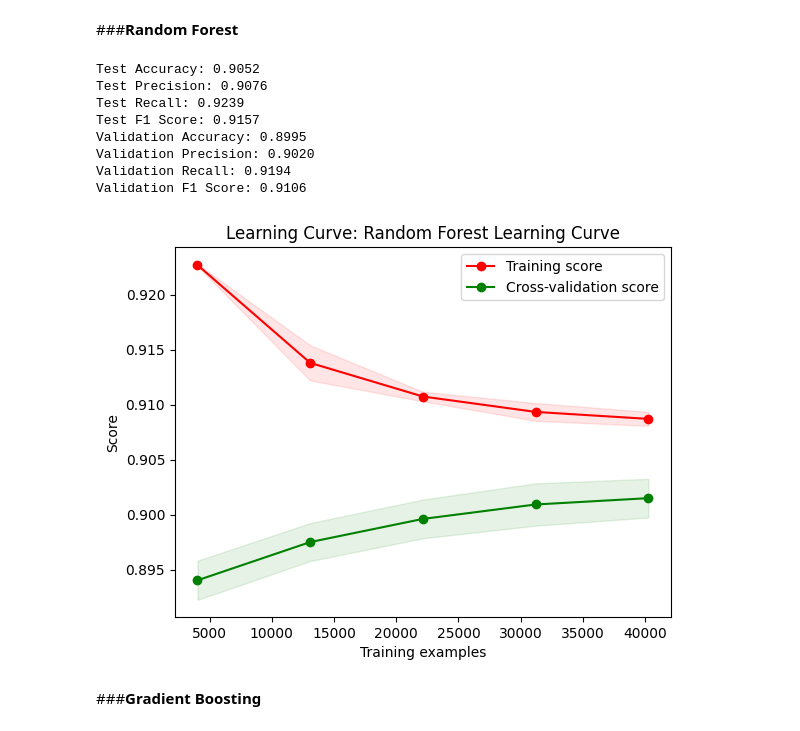
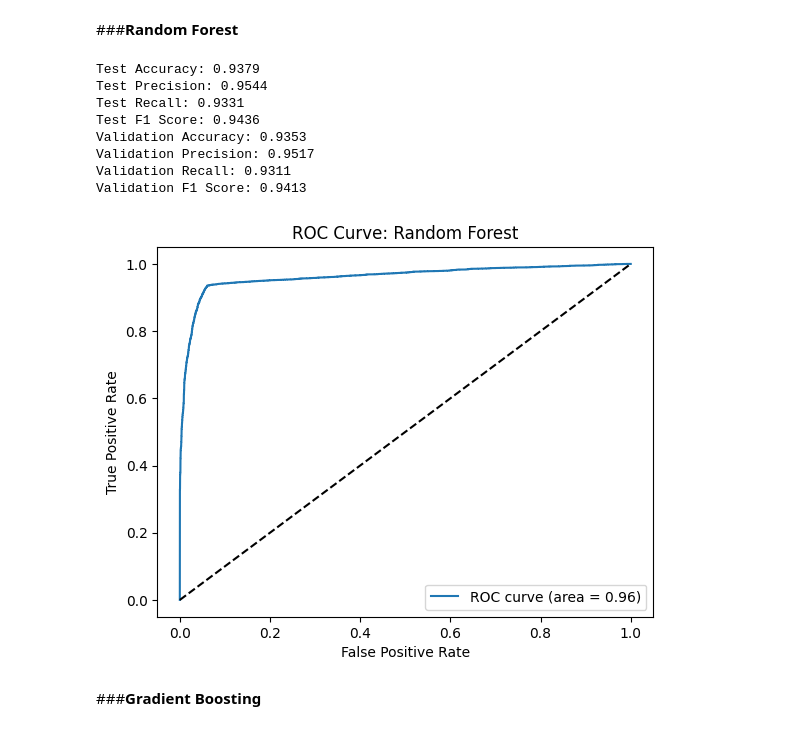
Before and after one commit to bgozlinski/internet-service-data, a Jupyter notebook: analysis.ipynb, the cells around one changed output. Saved outputs shown, nothing was run; the diff lists cells and outputs as text; code cells hidden in the pictures.

```diff
--- a/analysis.ipynb
+++ b/analysis.ipynb
@@ -658,19 +715,2 @@ def plot_learning_curve_sklearn(model, X, y, title):
 # %% [markdown]
 ###**SVC**
-# %%
-# Split the data into training, validation, and test sets
-
-target_column = 'churn'
-X = processed_data.drop(columns=[target_column])
-y = processed_data[target_column]
-
-# Split the data into 70% training, 15% validation, and 15% test sets
-X_train, X_temp, y_train, y_temp = train_test_split(X, y, test_size=0.3, random_state=42, stratify=y)
-X_val, X_test, y_val, y_test = train_test_split(X_temp, y_temp, test_size=0.5, random_state=42, stratify=y_temp)
-
-# Train the SVC model
-svm_model = SVC(kernel='linear', random_state=42)
-svm_model.fit(X_train, y_train)
-
-evaluate_model(svm_model, X_test, y_test)
-plot_learning_curve_sklearn(svm_model, X_train, y_train, "SVC Learning Curve")
@@ -686,0 +717,13 @@ Validation F1 Score: 0.8709
+# %%
+svm_model = SVC(kernel='linear', probability=True, random_state=42)
+svm_model.fit(X_train, y_train)
+
+y_prob = svm_model.predict_proba(X_val)[:, 1]
+
+evaluate_model(svm_model, X_test, y_test)
+
+# Plot learning curves for SVM model
+#plot_learning_curve_sklearn(svm_model, X_train, y_train, "SVC Learning Curve")
+
+# Plot ROC curve for SVM model
+plot_roc_curve(y_val, y_prob, 'SVM')
@@ -687,21 +740,28 @@ Validation F1 Score: 0.8709
 # %% [markdown]
 ###**Random Forest**
 # %%
-random_forest_model = RandomForestClassifier(n_estimators=100)
+random_forest_model = RandomForestClassifier(n_estimators=100, random_state=42, max_depth=10, min_samples_split=5, min_samples_leaf=2)
 random_forest_model.fit(X_train, y_train)
 
+y_prob = random_forest_model.predict_proba(X_val)[:, 1]
+
 evaluate_model(random_forest_model, X_test, y_test)
-plot_learning_curve_sklearn(random_forest_model, X_train, y_train, "Random Forest Learning Curve")
+
+# Plot learning curves for Random Forest model
+#plot_learning_curve_sklearn(random_forest_model, X_train, y_train, "Random Forest Learning Curve")
+
+# Plot ROC curve for Random Forest model
+plot_roc_curve(y_val, y_prob, 'Random Forest')
 # %% [output]
-Test Accuracy: 0.9052
-Test Precision: 0.9076
-Test Recall: 0.9239
-Test F1 Score: 0.9157
-Validation Accuracy: 0.8995
-Validation Precision: 0.9020
-Validation Recall: 0.9194
-Validation F1 Score: 0.9106
+Test Accuracy: 0.9379
+Test Precision: 0.9544
+Test Recall: 0.9331
+Test F1 Score: 0.9436
+Validation Accuracy: 0.9353
+Validation Precision: 0.9517
+Validation Recall: 0.9311
+Validation F1 Score: 0.9413
-[figure, old version]
+[figure, new version]
 # %% [markdown]
 ###**Gradient Boosting**
 # %%
```
Also changed, not shown: parts of 18 cells of this notebook.
